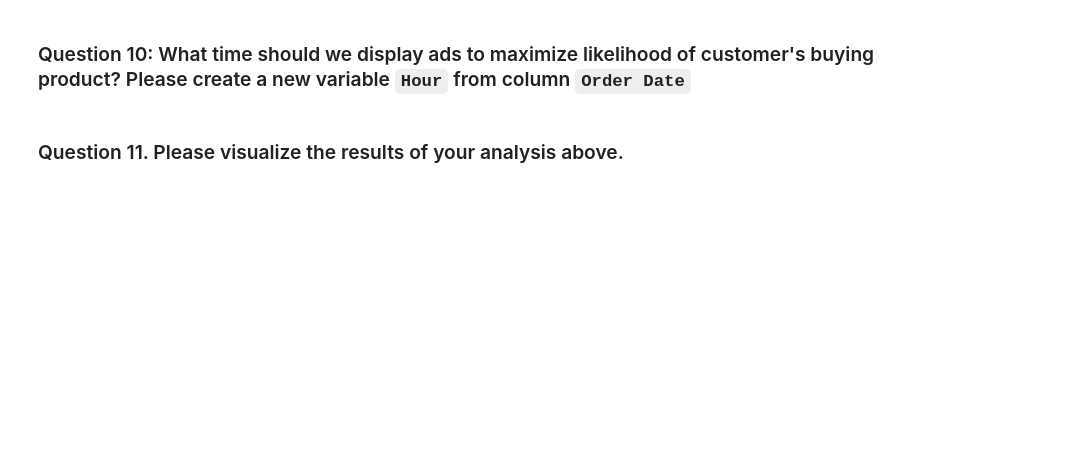
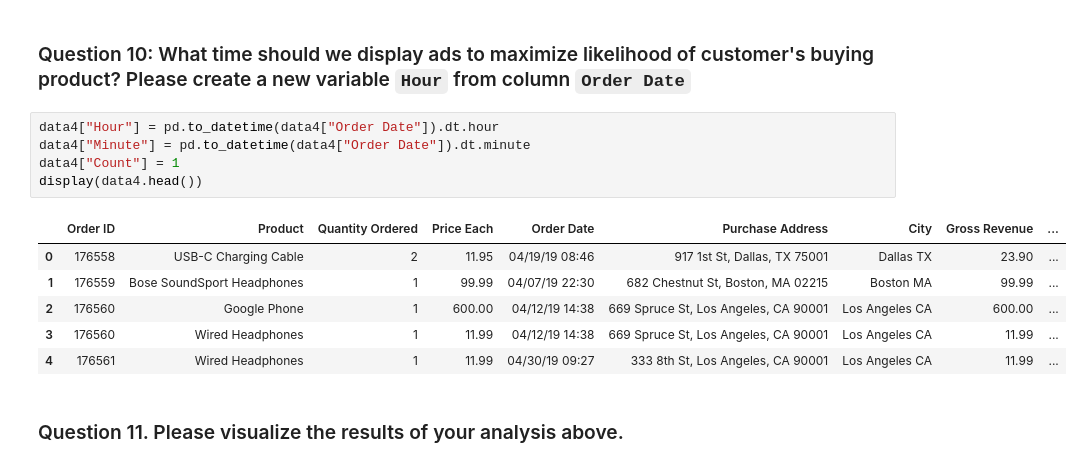
Before and after one commit to victoryapcheeann/QF625-Exercise, a Jupyter notebook: QF625_Exercise1.ipynb, the cells around one changed output. Drawn from its saved outputs; the diff is of its cells as text; blank space fills up the shorter version.

```diff
--- a/QF625_Exercise1.ipynb
+++ b/QF625_Exercise1.ipynb
@@ -376,4 +395,16 @@ Name: Gross Revenue, dtype: float64
 # %% [markdown]
 ### Question 10: What time should we display ads to maximize likelihood of customer's buying product? Please create a new variable `Hour` from column `Order Date`
+# %%
+data4["Hour"] = pd.to_datetime(data4["Order Date"]).dt.hour
+data4["Minute"] = pd.to_datetime(data4["Order Date"]).dt.minute
+data4["Count"] = 1
+display(data4.head())
+# %% [output]
+|  | Order ID | Product | Quantity Ordered | Price Each | Order Date | Purchase Address | City | Gross Revenue | ... |
+| 0 | 176558 | USB-C Charging Cable | 2 | 11.95 | 04/19/19 08:46 | 917 1st St, Dallas, TX 75001 | Dallas TX | 23.90 | ... |
+| 1 | 176559 | Bose SoundSport Headphones | 1 | 99.99 | 04/07/19 22:30 | 682 Chestnut St, Boston, MA 02215 | Boston MA | 99.99 | ... |
+| 2 | 176560 | Google Phone | 1 | 600.00 | 04/12/19 14:38 | 669 Spruce St, Los Angeles, CA 90001 | Los Angeles CA | 600.00 | ... |
+| 3 | 176560 | Wired Headphones | 1 | 11.99 | 04/12/19 14:38 | 669 Spruce St, Los Angeles, CA 90001 | Los Angeles CA | 11.99 | ... |
+| 4 | 176561 | Wired Headphones | 1 | 11.99 | 04/30/19 09:27 | 333 8th St, Los Angeles, CA 90001 | Los Angeles CA | 11.99 | ... |
 # %% [markdown]
 ### Question 11. Please visualize the results of your analysis above.
```
Also changed, not shown: parts of 6 cells of this notebook.
